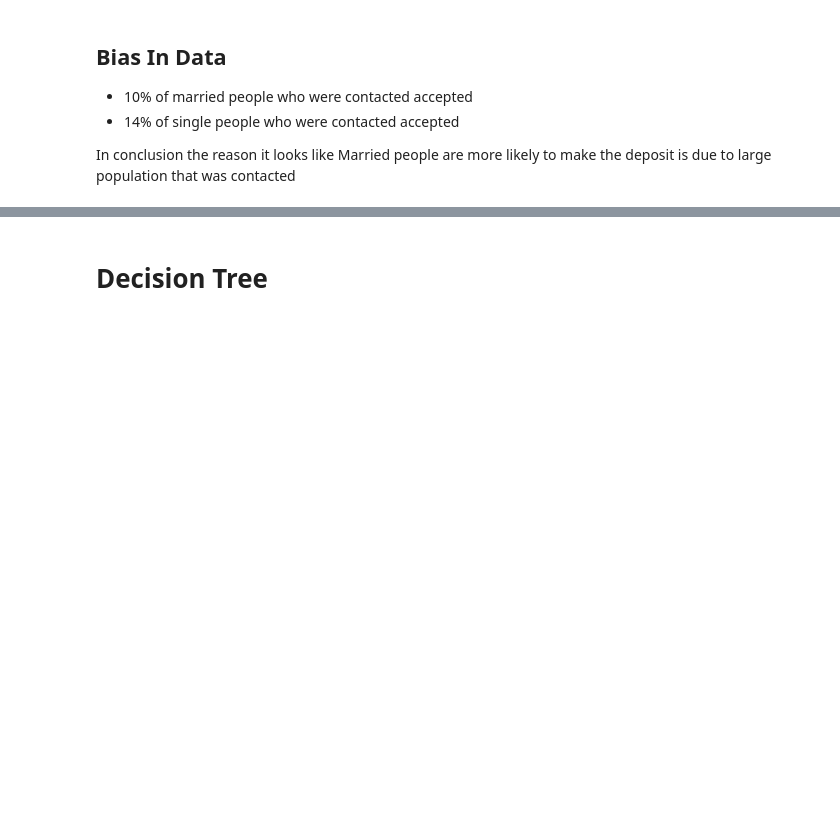
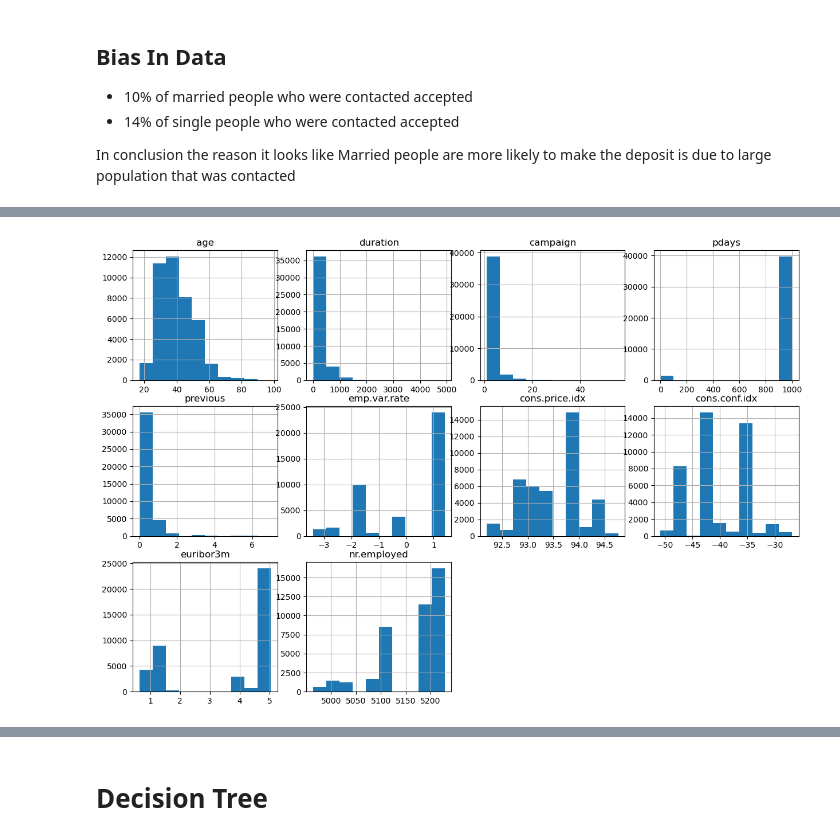
Before and after one commit to srideviaishwariya/rainier, a Jupyter notebook: module_17_starter/prompt_III.ipynb, the cells around one changed output, grey strips where cells are left out. Saved outputs shown, nothing was run; the diff lists cells and outputs as text; code cells hidden in the pictures; blank space fills up the shorter version.

```diff
--- a/module_17_starter/prompt_III.ipynb
+++ b/module_17_starter/prompt_III.ipynb
@@ -428,0 +501,11 @@ print(fiftypipe_fp)
+# %%
+# plot histogram to check distribution
+
+plt.figure(figsize=(15,10))
+
+for idx, col in enumerate(numerical):
+    plt.subplot(3, 4, idx+1)
+    fig = df[col].hist(bins=10)
+    fig.set_title(col)
+# %% [output]
+[figure, added]
```
Also changed, not shown: parts of 99 cells of this notebook, 4 other files.
